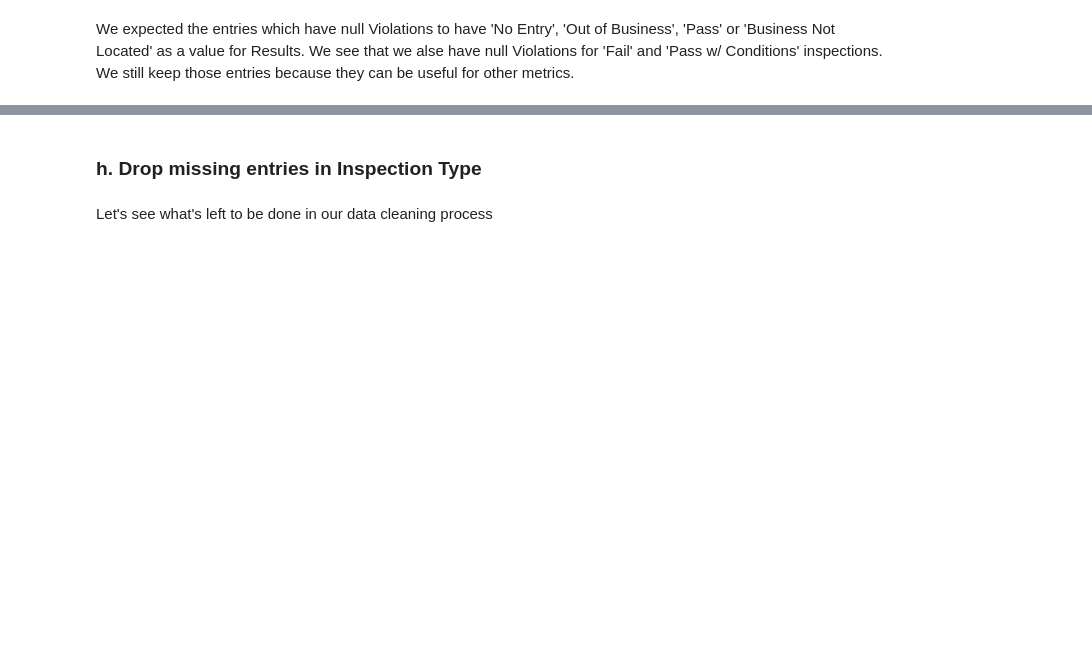
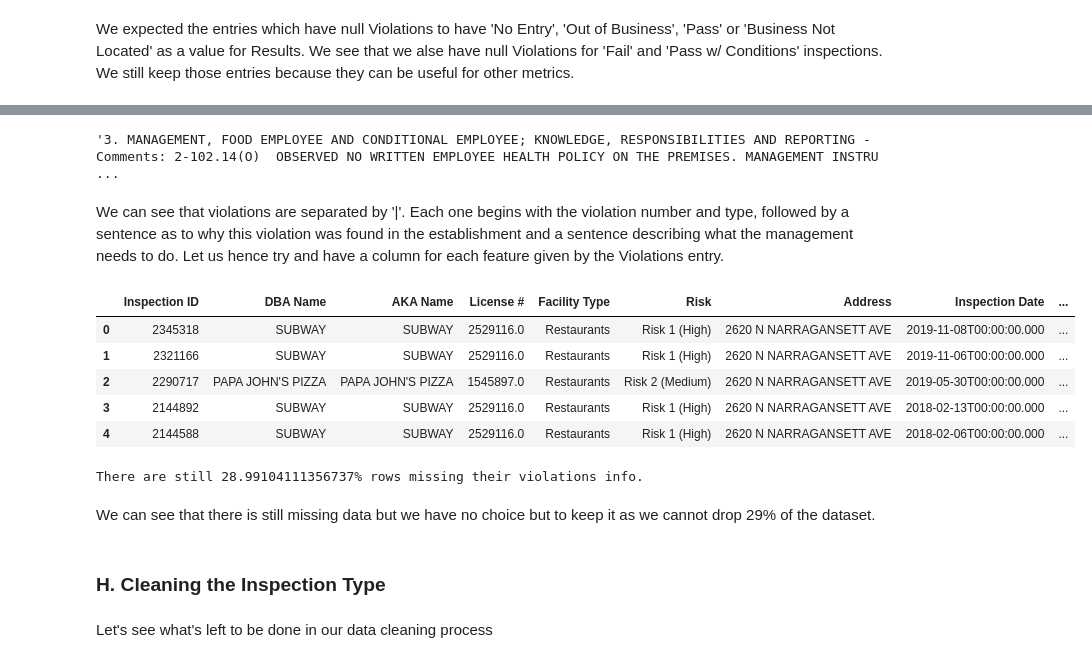
Before and after one commit to aaag97/ada-2019-project-databusters, a Jupyter notebook: Data Cleaning.ipynb, the cells around one changed output, grey strips where cells are left out. Cells and saved outputs as stored; diff of their text form; code cells hidden in the pictures; blank space fills up the shorter version.

```diff
--- a/Data Cleaning.ipynb
+++ b/Data Cleaning.ipynb
@@ -606 +665,39 @@ We expected the entries which have null Violations to have 'No Entry', 'Out of B
+# %%
+inspections['Violations'][0]
+# %% [output]
+'3. MANAGEMENT, FOOD EMPLOYEE AND CONDITIONAL EMPLOYEE; KNOWLEDGE, RESPONSIBILITIES AND REPORTING - Comments: 2-102.14(O)  OBSERVED NO WRITTEN EMPLOYEE HEALTH POLICY ON THE PREMISES. MANAGEMENT INSTRU ...
+# %% [markdown]
+We can see that violations are separated by '|'. Each one begins with the violation number and type, followed by a sentence as to why this violation was found in the establishment and a sentence describing what the management needs to do. Let us hence try and have a column for each feature given by the Violations entry.
+# %%
+def violations_analysis(violations):
+    if(violations == ['']):
+        return(np.nan, np.nan)
+    nb_violations = []
+    comments_violations = []
+    for violation in violations:
+        nb_violations.append(int(violation.split('.')[0]))
+        split = violation.split(':')
+#         print(violation)
+        if(len(split) != 1):
+            comments_violations.append(violation.split(':')[1])
+    return (nb_violations, comments_violations)
+# %%
+exploded_violations = inspections['Violations'].replace({np.nan: ''}).str.split('|').apply(violations_analysis)#.replace({np.nan:''}).apply(violations_analysis)
+# %%
+inspections[['Violation Numbers', 'Violation Comments']] = pd.DataFrame(exploded_violations.tolist())
+# %%
+inspections.head()
+# %% [output]
+|  | Inspection ID | DBA Name | AKA Name | License # | Facility Type | Risk | Address | Inspection Date | ... |
+| 0 | 2345318 | SUBWAY | SUBWAY | 2529116.0 | Restaurants | Risk 1 (High) | 2620 N NARRAGANSETT AVE | 2019-11-08T00:00:00.000 | ... |
+| 1 | 2321166 | SUBWAY | SUBWAY | 2529116.0 | Restaurants | Risk 1 (High) | 2620 N NARRAGANSETT AVE | 2019-11-06T00:00:00.000 | ... |
+| 2 | 2290717 | PAPA JOHN'S PIZZA | PAPA JOHN'S PIZZA | 1545897.0 | Restaurants | Risk 2 (Medium) | 2620 N NARRAGANSETT AVE | 2019-05-30T00:00:00.000 | ... |
+| 3 | 2144892 | SUBWAY | SUBWAY | 2529116.0 | Restaurants | Risk 1 (High) | 2620 N NARRAGANSETT AVE | 2018-02-13T00:00:00.000 | ... |
+| 4 | 2144588 | SUBWAY | SUBWAY | 2529116.0 | Restaurants | Risk 1 (High) | 2620 N NARRAGANSETT AVE | 2018-02-06T00:00:00.000 | ... |
+# %%
+print('There are still {}% rows missing their violations info.'.format(100 * inspections['Violation Numbers'].isna().sum()/len(inspections)))
+# %% [output]
+There are still 28.99104111356737% rows missing their violations info.
+# %% [markdown]
+We can see that there is still missing data but we have no choice but to keep it as we cannot drop 29% of the dataset.
 # %%
@@ -608,5 +705,5 @@ We expected the entries which have null Violations to have 'No Entry', 'Out of B
-# %% [markdown]
-### h. Drop missing entries in Inspection Type
+# %% [markdown]
+### H. Cleaning the Inspection Type
 # %% [markdown]
 Let's see what's left to be done in our data cleaning process
 # %%
```
Also changed, not shown: parts of 61 cells of this notebook.
